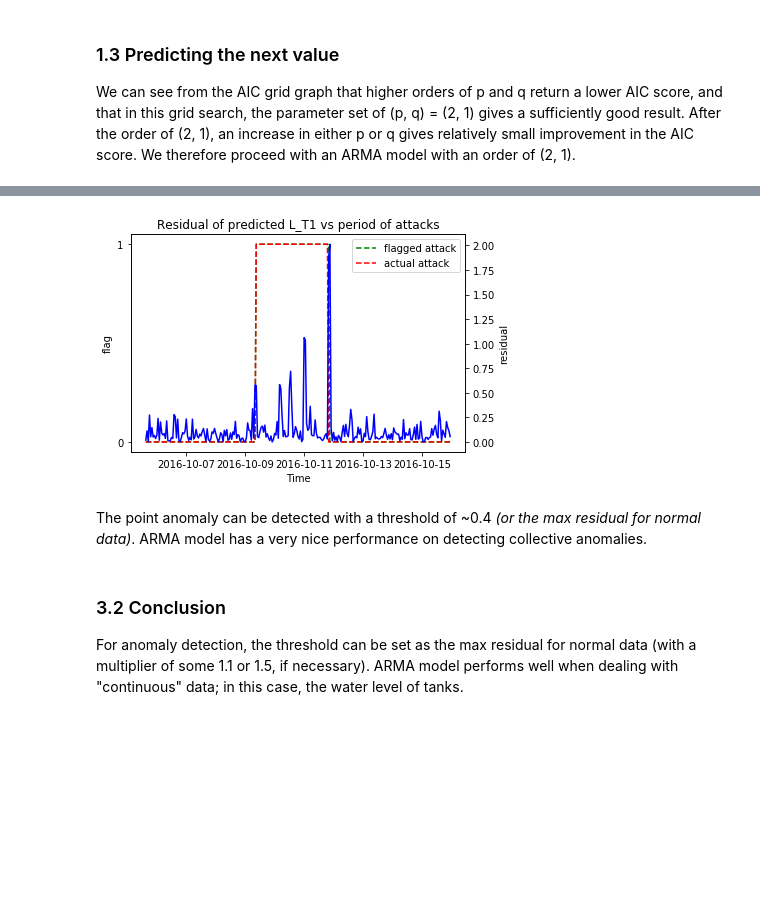
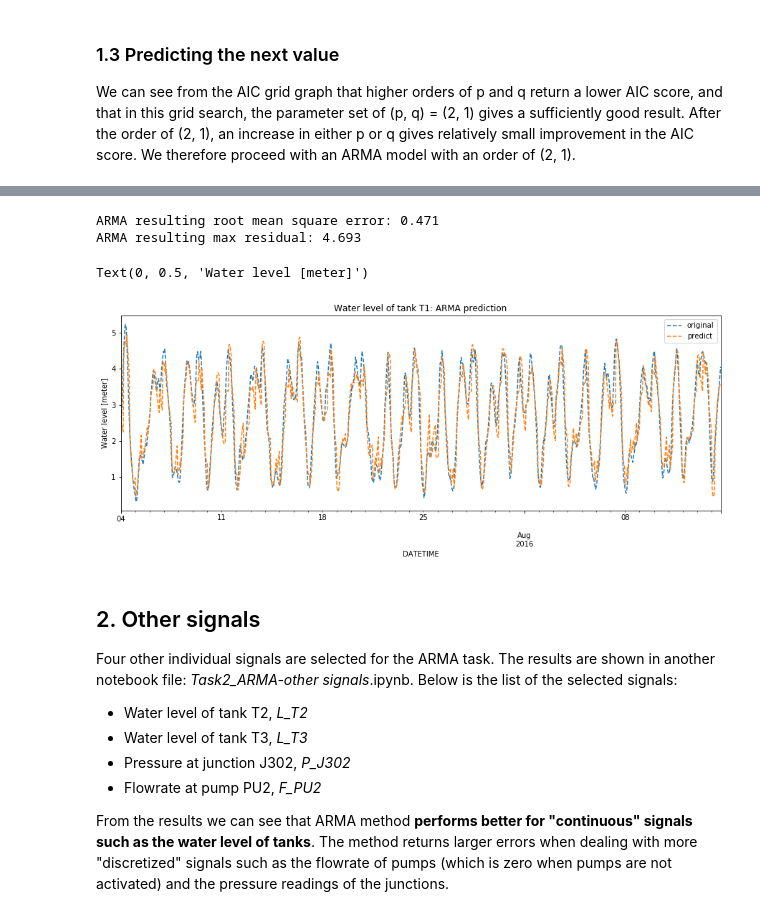
Before and after one commit to chengh42/Cyber-Data-Analytics, a Jupyter notebook: batadal/Task2_ARMA.ipynb, the cells around one changed output, grey strips where cells are left out. Cells and saved outputs as stored; diff of their text form; code cells hidden in the pictures; blank space fills up the shorter version.

```diff
--- a/batadal/Task2_ARMA.ipynb
+++ b/batadal/Task2_ARMA.ipynb
@@ -328,14 +104,58 @@ ARMA resulting max residual: 2.166
-# %%
-# compute residuals and plot versus attack profile
-res = np.subtract(test, predictions)
-res = abs(res - np.mean(res))
-
-plot_residual_vs_attack(res, test_df, signal)
-# %% [output]
-[figure, removed]
-# %% [markdown]
-The point anomaly can be detected with a threshold of ~0.4 *(or the max residual for normal data)*. ARMA model has a very nice performance on detecting collective anomalies.
-# %% [markdown]
-### 3.2 Conclusion
-
-For anomaly detection, the threshold can be set as the max residual for normal data (with a multiplier of some 1.1 or 1.5, if necessary). ARMA model performs well when dealing with "continuous" data; in this case, the water level of tanks.
+# %%
+# train model to predict the next value per time tick
+def arma_train_predict(train, test, p, q, stepsize=1, showlog = False):
+    history = [x for x in train] # set history (=training data)
+    model = ARMA(history, order = (p, q)).fit() # first fit of model with train data
+    residual = [x for x in model.resid] # get residuals from train data
+    predictions = [] # start prediction
+
+
+    # train model and predict the next time tick
+    for t in range(math.ceil(len(test)/stepsize)):
+        model = ARMA(history, order = (p, q)).fit()
+        vPred = model.forecast(steps = stepsize)[0]
+        vReal = test.values[t*stepsize:min((t+1)*stepsize, len(test))]
+        # book keeping
+        predictions += vPred[:len(vReal)].tolist()
+        history += vReal.tolist()
+        residual += (vReal - vPred[:len(vReal)]).tolist()
+        if showlog:
+            print('i = %i\treal:%0.2f\tpredict: %0.2f\tresidual: %0.2f' % (t, vReal, vPred, vReal-vPred))
+
+    # calculate few output statistics
+    error = rmse(test.values, np.array(predictions)) # root mean square error
+    max_residual = np.abs(residual).max() # max residual
+
+    return predictions, error, max_residual
+# %%
+'''
+WARNING: The prediction takes a long time to run with stepsize=5.
+         You may try run it with a larger stepsize to speed up the execution (with a less precise result).
+'''
+# perform arma modeling and predicting
+predictions, error, max_residual = arma_train_predict(dftrain1.L_T1, dftrain2.L_T1, p=2, q=1, stepsize=5) #if necessary set showlog = True
+
+print('ARMA resulting root mean square error: %0.3f' % error)
+# %% [output]
+ARMA resulting root mean square error: 0.471
+ARMA resulting max residual: 4.693
+# %%
+# plot the original predicted results
+comparison = pd.DataFrame({'original' : dftrain2.L_T1,
+                           'predict' : predictions})
+comparison[:1000].plot(style = '--', figsize=(15, 5)) # subset the first 1000hr for clearer visuals
+plt.title('Water level of tank T1: ARMA prediction')
+plt.ylabel('Water level [meter]')
+# %% [output]
+Text(0, 0.5, 'Water level [meter]')
+[figure, added]
+# %% [markdown]
+## 2. Other signals
+
+Four other individual signals are selected for the ARMA task. The results are shown in another notebook file: *Task2_ARMA-other signals*.ipynb. Below is the list of the selected signals:
+- Water level of tank T2, *L_T2*
+- Water level of tank T3, *L_T3*
+- Pressure at junction J302, *P_J302*
+- Flowrate at pump PU2, *F_PU2*
+
+From the results we can see that ARMA method **performs better for "continuous" signals such as the water level of tanks**. The method returns larger errors when dealing with more "discretized" signals such as the flowrate of pumps (which is zero when pumps are not activated) and the pressure readings of the junctions.
```
Also changed, not shown: parts of 62 cells of this notebook.
